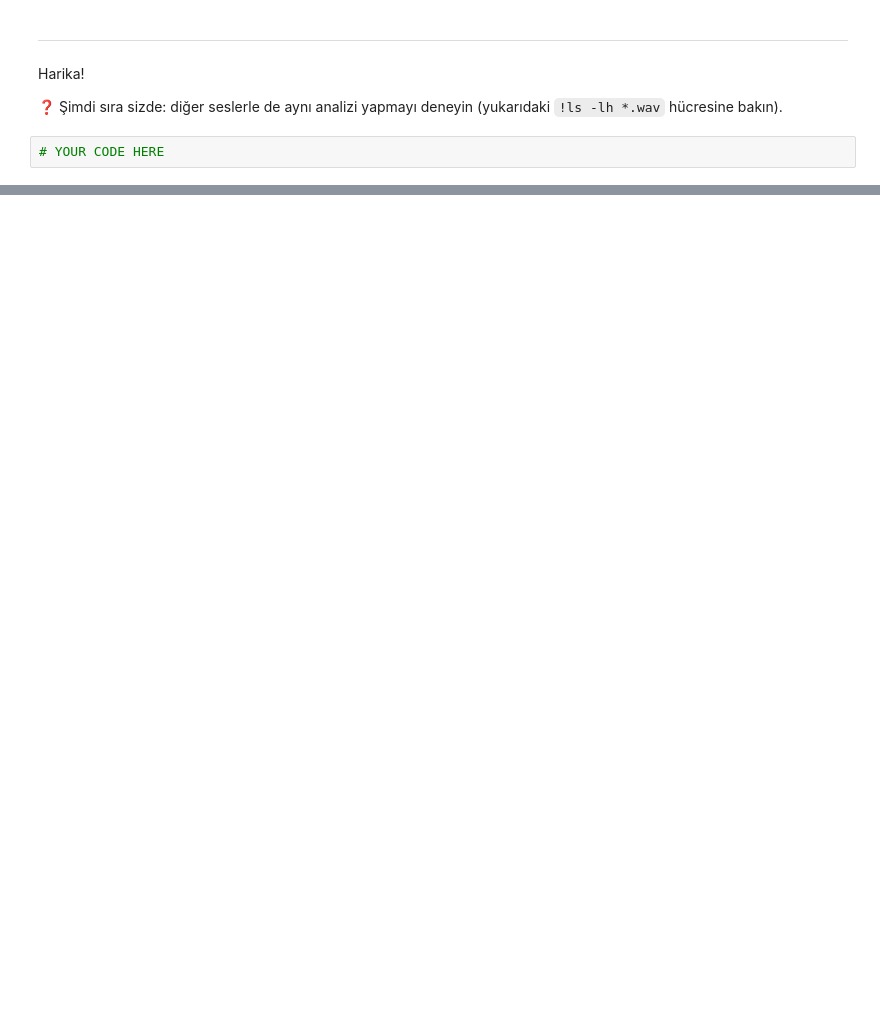
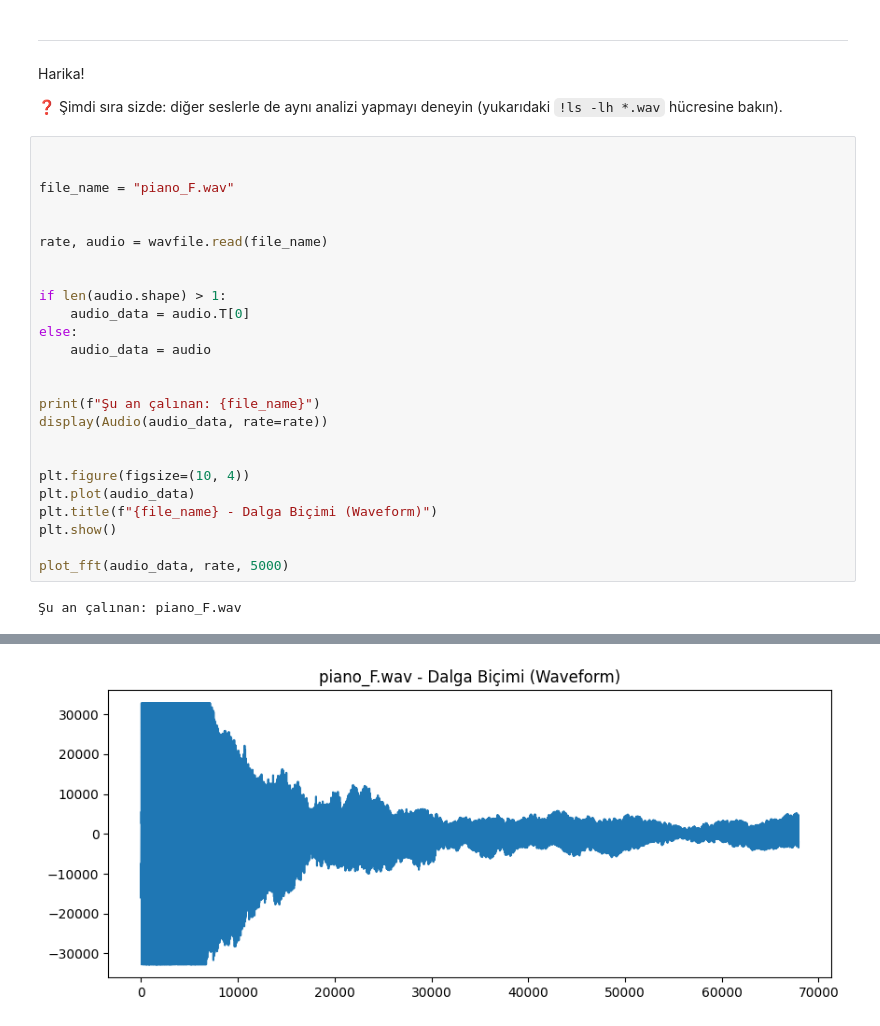
Before and after one commit to doganalperr/data-science-audio-processing, a Jupyter notebook: Recap.ipynb, the cells around one changed output, grey strips where cells are left out. Cells and saved outputs as stored; diff of their text form; blank space fills up the shorter version.

```diff
--- a/Recap.ipynb
+++ b/Recap.ipynb
@@ -113,5 +187,30 @@ Audio(audio.T[0], rate=rate)
 Harika!
 
 ❓ Şimdi sıra sizde: diğer seslerle de aynı analizi yapmayı deneyin (yukarıdaki `!ls -lh *.wav` hücresine bakın).
-# %%
-# YOUR CODE HERE
+# %%
+
+
+file_name = "piano_F.wav"
+
+
+rate, audio = wavfile.read(file_name)
+
+
+if len(audio.shape) > 1:
+    audio_data = audio.T[0]
+else:
+    audio_data = audio
+
+
+print(f"Şu an çalınan: {file_name}")
+display(Audio(audio_data, rate=rate))
+
+
+plt.figure(figsize=(10, 4))
+plt.plot(audio_data)
+plt.title(f"{file_name} - Dalga Biçimi (Waveform)")
+plt.show()
+
+plot_fft(audio_data, rate, 5000)
+# %% [output]
+Şu an çalınan: piano_F.wav
@@ -117,0 +218 @@ Harika!
+[figure, added]
```
Also changed, not shown: parts of 17 cells of this notebook.
